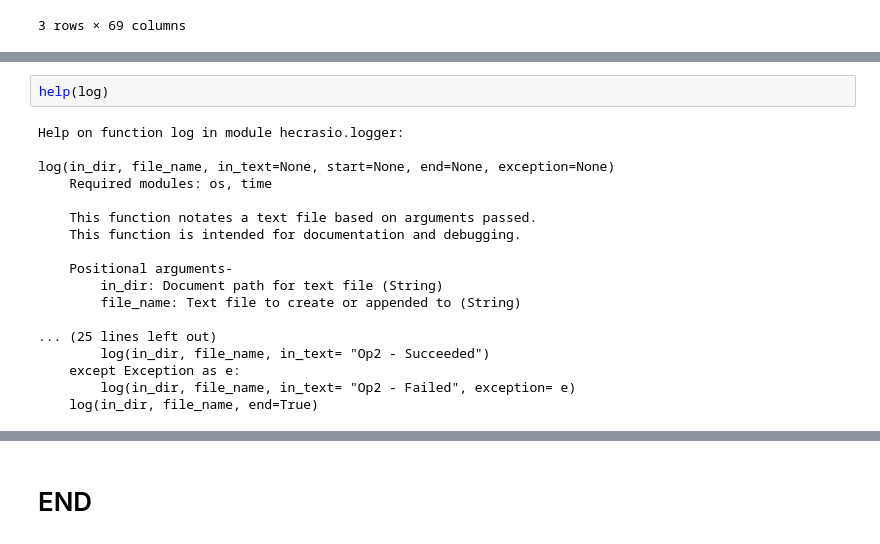
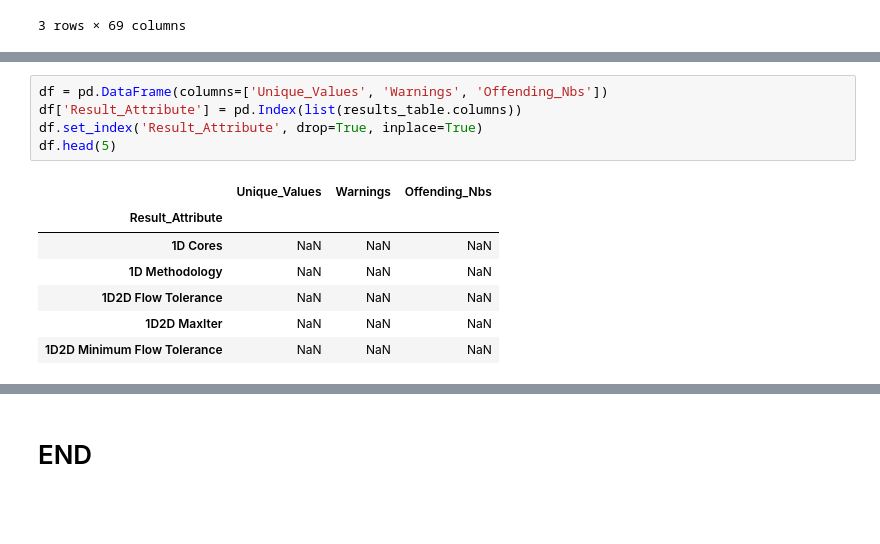
Before and after one commit to Dewberry/hecrasio, a Jupyter notebook: notebooks/PM-QAQC-FluvialTest.ipynb, the cells around one changed output, grey strips where cells are left out. Saved outputs shown, nothing was run; the diff lists cells and outputs as text; blank space fills up the shorter version.

```diff
--- a/notebooks/PM-QAQC-FluvialTest.ipynb
+++ b/notebooks/PM-QAQC-FluvialTest.ipynb
@@ -434,20 +50,13 @@ log(in_dir, file_name, end=True)
-# %%
-help(log)
-# %% [output]
-Help on function log in module hecrasio.logger:
-
-log(in_dir, file_name, in_text=None, start=None, end=None, exception=None)
-    Required modules: os, time
-
-    This function notates a text file based on arguments passed.
-    This function is intended for documentation and debugging.
-
-    Positional arguments-
-        in_dir: Document path for text file (String)
-        file_name: Text file to create or appended to (String)
-
-... (25 lines left out)
-        log(in_dir, file_name, in_text= "Op2 - Succeeded")
-    except Exception as e:
-        log(in_dir, file_name, in_text= "Op2 - Failed", exception= e)
-    log(in_dir, file_name, end=True)
+# %%
+df = pd.DataFrame(columns=['Unique_Values', 'Warnings', 'Offending_Nbs'])
+df['Result_Attribute'] = pd.Index(list(results_table.columns))
+df.set_index('Result_Attribute', drop=True, inplace=True)
+df.head(5)
+# %% [output]
+|  | Unique_Values | Warnings | Offending_Nbs |
+| Result_Attribute |  |  |  |
+| 1D Cores | NaN | NaN | NaN |
+| 1D Methodology | NaN | NaN | NaN |
+| 1D2D Flow Tolerance | NaN | NaN | NaN |
+| 1D2D MaxIter | NaN | NaN | NaN |
+| 1D2D Minimum Flow Tolerance | NaN | NaN | NaN |
```
Also changed, not shown: parts of 45 cells of this notebook.
